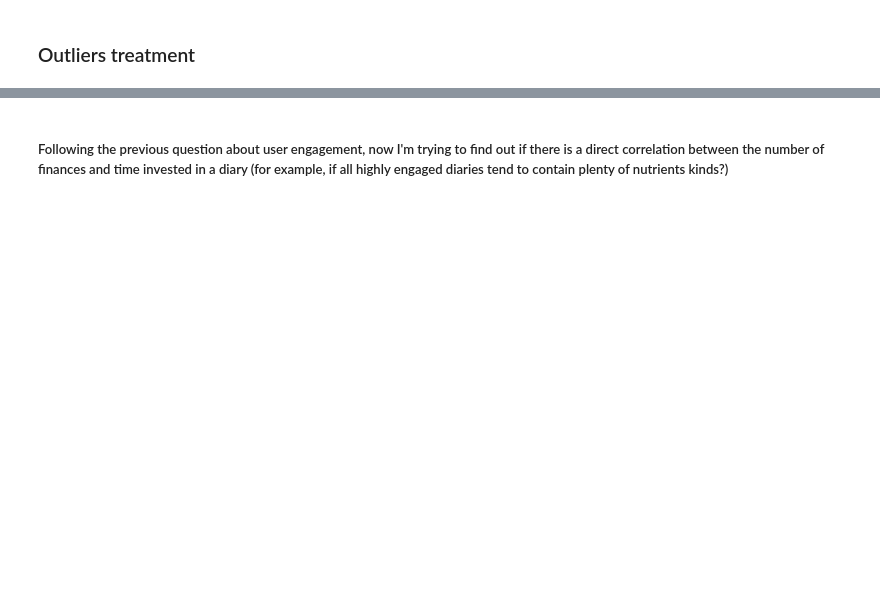
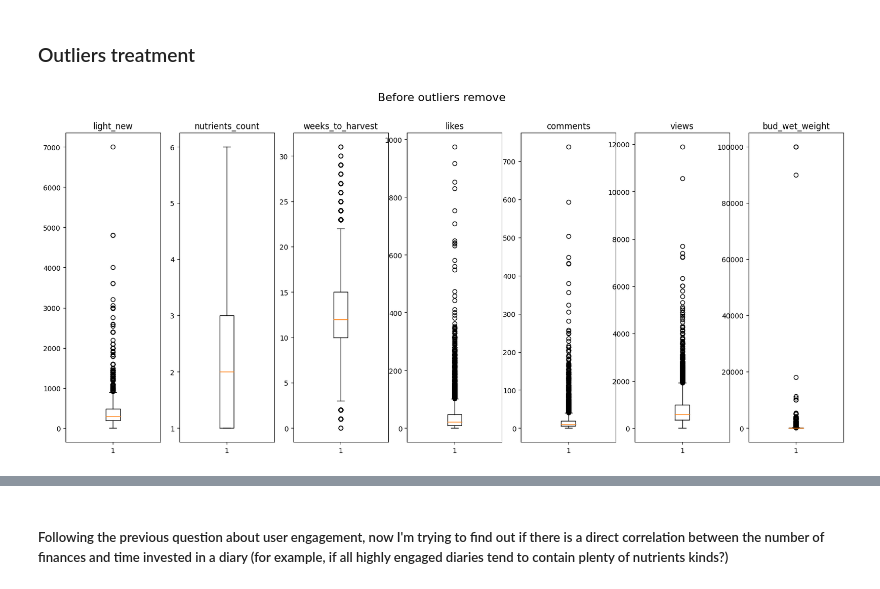
Before and after one commit to TalRos99/dataScienceFP, a Jupyter notebook: FinalProject.ipynb, the cells around one changed output, grey strips where cells are left out. Saved outputs shown, nothing was run; the diff lists cells and outputs as text; code cells hidden in the pictures; blank space fills up the shorter version.

```diff
--- a/FinalProject.ipynb
+++ b/FinalProject.ipynb
@@ -287,5 +466,8 @@ full_df = full_df.drop('nutrients', axis=1)
 # %%
 # Mapping the watering methods to numbers
-watering_dict = {watering: i for i, watering in enumerate(reversed(full_df['watering'].value_counts().keys()))}
-full_df['watering'] =full_df['watering'].map(watering_dict)
+watering_dict = {
+    watering: i
+    for i, watering in enumerate(reversed(full_df["watering"].value_counts().keys()))
+}
+full_df["watering"] = full_df["watering"].map(watering_dict)
 # %%
@@ -326,5 +527,19 @@ def plot_outliers(df, lst, figtitle):
 # %%
-plot_outliers(full_df, ['light_new', 'nutrients_count', 'weeks_to_harvest', 'likes', 'comments', 'views', 'bud_wet_weight'], 'Before outliers remove')
+plot_outliers(
+    full_df,
+    [
+        "light_new",
+        "nutrients_count",
+        "weeks_to_harvest",
+        "likes",
+        "comments",
+        "views",
+        "bud_wet_weight",
+    ],
+    "Before outliers remove",
+)
+# %% [output]
+[figure, added]
 # %%
 def outlier_detection_iqr(df):
     cdf = df.copy(deep=True)
```
Also changed, not shown: parts of 42 cells of this notebook.
